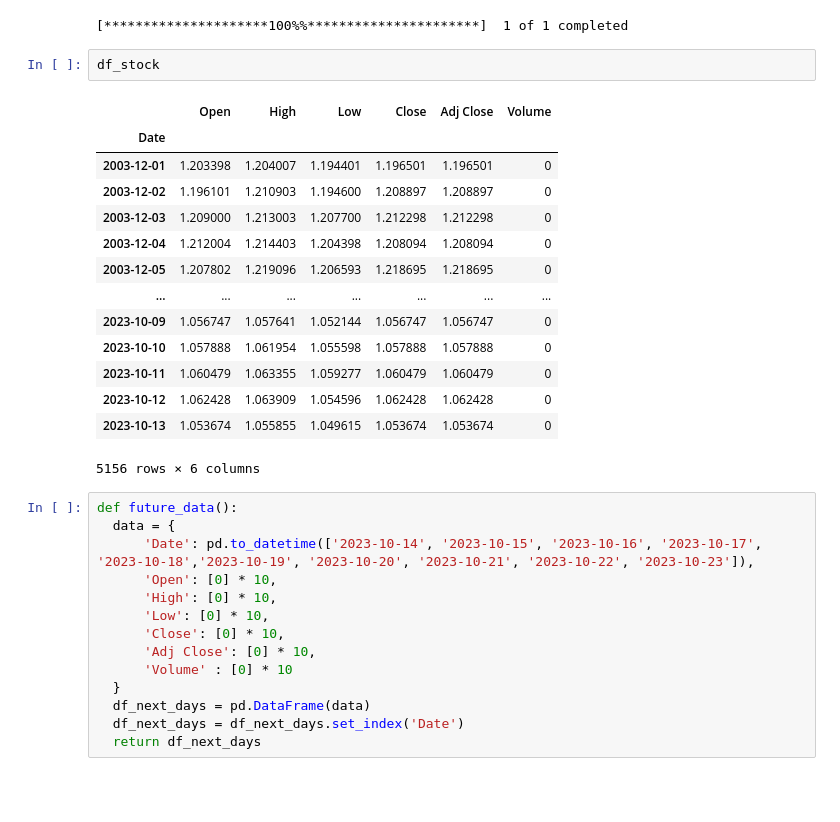
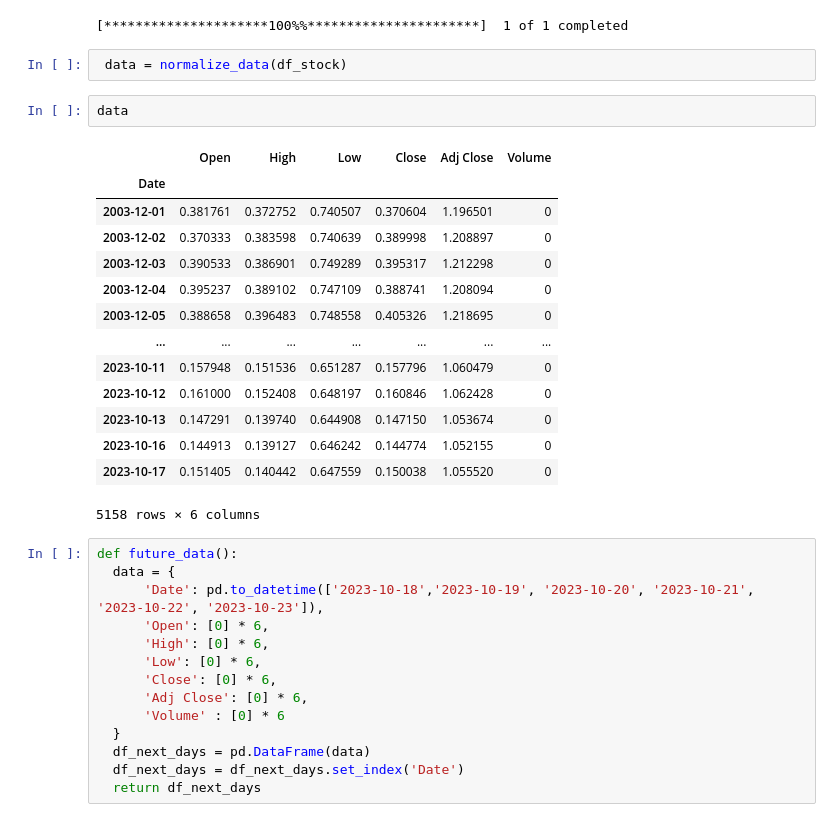
Before and after one commit to Kharazmigroup/forexprj, a Jupyter notebook: RNN2Forex.ipynb, the cells around one changed output. Cells and saved outputs as stored; diff of their text form; blank space fills up the shorter version.

```diff
--- a/RNN2Forex.ipynb
+++ b/RNN2Forex.ipynb
@@ -332,33 +342,35 @@ Epoch 25/100
 df_stock = yf.download('EURUSD=X','2000-01-01','2023-10-19')
 # %% [output]
 [*********************100%%**********************]  1 of 1 completed
-# %%
-df_stock
-# %% [output]
-|  | Open | High | Low | Close | Adj Close | Volume |
-| Date |  |  |  |  |  |  |
-| 2003-12-01 | 1.203398 | 1.204007 | 1.194401 | 1.196501 | 1.196501 | 0 |
-| 2003-12-02 | 1.196101 | 1.210903 | 1.194600 | 1.208897 | 1.208897 | 0 |
-| 2003-12-03 | 1.209000 | 1.213003 | 1.207700 | 1.212298 | 1.212298 | 0 |
-| 2003-12-04 | 1.212004 | 1.214403 | 1.204398 | 1.208094 | 1.208094 | 0 |
-| 2003-12-05 | 1.207802 | 1.219096 | 1.206593 | 1.218695 | 1.218695 | 0 |
-| ... | ... | ... | ... | ... | ... | ... |
-| 2023-10-09 | 1.056747 | 1.057641 | 1.052144 | 1.056747 | 1.056747 | 0 |
-| 2023-10-10 | 1.057888 | 1.061954 | 1.055598 | 1.057888 | 1.057888 | 0 |
-| 2023-10-11 | 1.060479 | 1.063355 | 1.059277 | 1.060479 | 1.060479 | 0 |
-| 2023-10-12 | 1.062428 | 1.063909 | 1.054596 | 1.062428 | 1.062428 | 0 |
-| 2023-10-13 | 1.053674 | 1.055855 | 1.049615 | 1.053674 | 1.053674 | 0 |
-5156 rows × 6 columns
+# %%
+ data = normalize_data(df_stock)
+# %%
+data
+# %% [output]
+|  | Open | High | Low | Close | Adj Close | Volume |
+| Date |  |  |  |  |  |  |
+| 2003-12-01 | 0.381761 | 0.372752 | 0.740507 | 0.370604 | 1.196501 | 0 |
+| 2003-12-02 | 0.370333 | 0.383598 | 0.740639 | 0.389998 | 1.208897 | 0 |
+| 2003-12-03 | 0.390533 | 0.386901 | 0.749289 | 0.395317 | 1.212298 | 0 |
+| 2003-12-04 | 0.395237 | 0.389102 | 0.747109 | 0.388741 | 1.208094 | 0 |
+| 2003-12-05 | 0.388658 | 0.396483 | 0.748558 | 0.405326 | 1.218695 | 0 |
+| ... | ... | ... | ... | ... | ... | ... |
+| 2023-10-11 | 0.157948 | 0.151536 | 0.651287 | 0.157796 | 1.060479 | 0 |
+| 2023-10-12 | 0.161000 | 0.152408 | 0.648197 | 0.160846 | 1.062428 | 0 |
+| 2023-10-13 | 0.147291 | 0.139740 | 0.644908 | 0.147150 | 1.053674 | 0 |
+| 2023-10-16 | 0.144913 | 0.139127 | 0.646242 | 0.144774 | 1.052155 | 0 |
+| 2023-10-17 | 0.151405 | 0.140442 | 0.647559 | 0.150038 | 1.055520 | 0 |
+5158 rows × 6 columns
 # %%
 def future_data():
   data = {
-      'Date': pd.to_datetime(['2023-10-14', '2023-10-15', '2023-10-16', '2023-10-17', '2023-10-18','2023-10-19', '2023-10-20', '2023-10-21', '2023-10-22', '2023-10-23']),
-      'Open': [0] * 10,
-      'High': [0] * 10,
-      'Low': [0] * 10,
-      'Close': [0] * 10,
-      'Adj Close': [0] * 10,
-      'Volume' : [0] * 10
+      'Date': pd.to_datetime(['2023-10-18','2023-10-19', '2023-10-20', '2023-10-21', '2023-10-22', '2023-10-23']),
+      'Open': [0] * 6,
+      'High': [0] * 6,
+      'Low': [0] * 6,
+      'Close': [0] * 6,
+      'Adj Close': [0] * 6,
+      'Volume' : [0] * 6
   }
   df_next_days = pd.DataFrame(data)
   df_next_days = df_next_days.set_index('Date')
```
Also changed, not shown: parts of 8 cells of this notebook.
